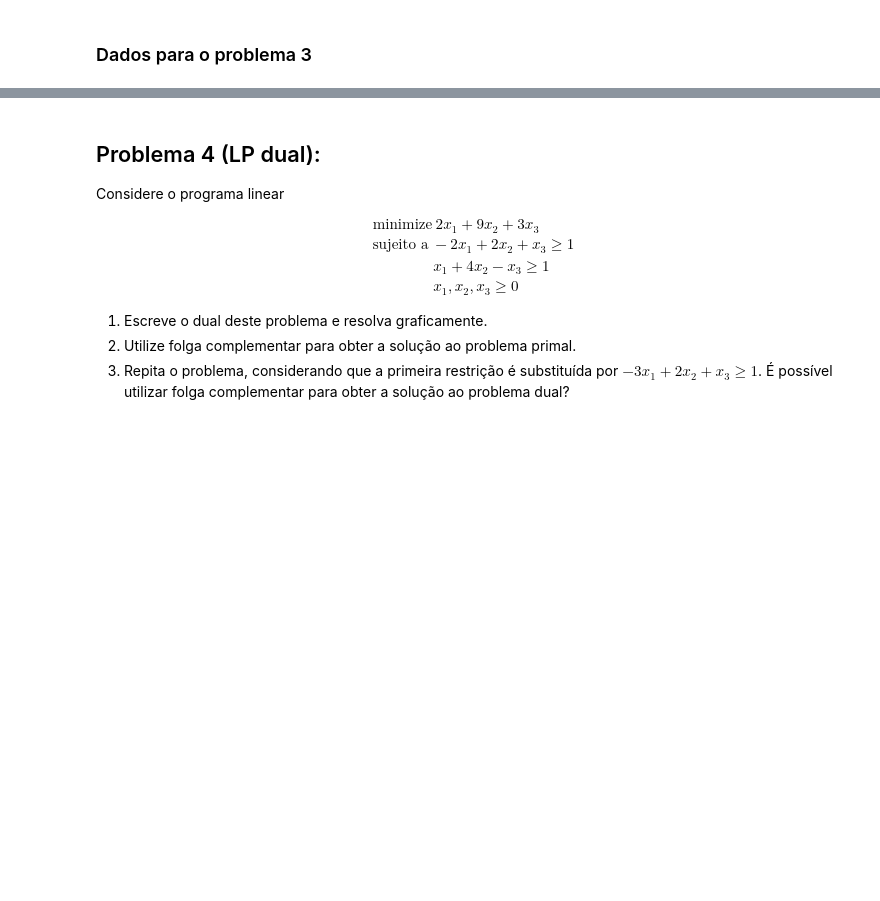
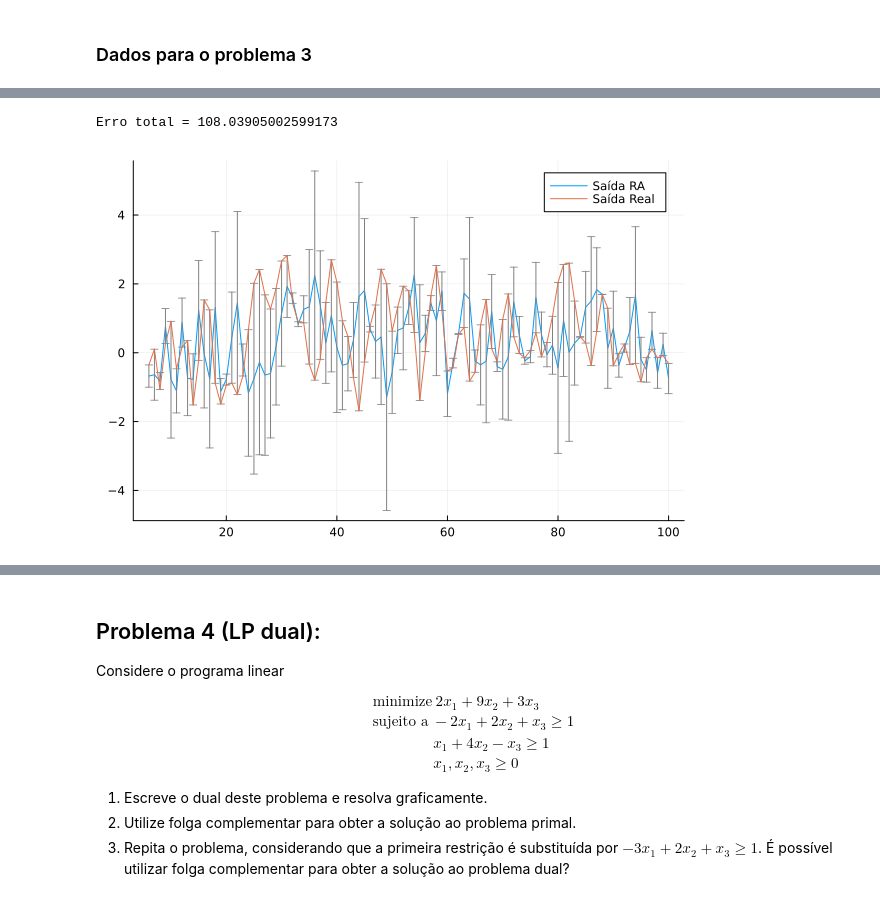
Before and after one commit to html-3/optimization-notebook-julia, a Jupyter notebook: lista2.ipynb, the cells around one changed output, grey strips where cells are left out. Cells and saved outputs as stored; diff of their text form; code cells hidden in the pictures; blank space fills up the shorter version.

```diff
--- a/lista2.ipynb
+++ b/lista2.ipynb
@@ -357,0 +418,49 @@ y = raw[:,2];
+# %%
+# 2) RA model
+# Properties of the model and signal
+imax = length(y)
+l = 5
+
+m = Model(Ipopt.Optimizer)
+set_optimizer_attribute(m, "print_level", 0)
+@variable(m, x[1:l])
+
+# Creating the signal matrix for the model
+Y = zeros(imax - l, l)
+for i in (l+1):imax
+  for j in 1:l
+    # Y[t] = [yt-1 yt-2 yt-3 yt-4 yt-5]
+    Y[i-l, j] = y[i + j - l - 1]
+  end
+end
+#display(Y)
+
+@objective(m, Min, sum((Y*x - y[l+1:imax]).^2))
+optimize!(m)
+
+function new_plot()
+  plot()
+end
+
+p = new_plot()
+
+yra = zeros(imax)
+
+a = JuMP.value.(x)
+
+# MA signal
+for t in (l+1):imax
+    # y[t] = ∑ [b1 b2 b3 b4 b5]⋅(yt-1 yt-2 yt-3 yt-4 yt-5)
+    yra[t] = sum(dot(a,reverse(y[t-l:t-1])))
+end
+
+# Error vector
+error = [abs.(yra[l+1:imax] - y[l+1:imax])]
+
+println("Erro total = ", sum(error...))
+
+plot!(p, [l+1:imax], yra[l+1:imax], label="Saída RA", yerr = error', markerstrokecolor=:grey)
+plot!(p, [l+1:imax], y[l+1:imax], label="Saída Real")
+# %% [output]
+Erro total = 108.03905002599173
+[figure, added]
```
Also changed, not shown: parts of 5 cells of this notebook.
